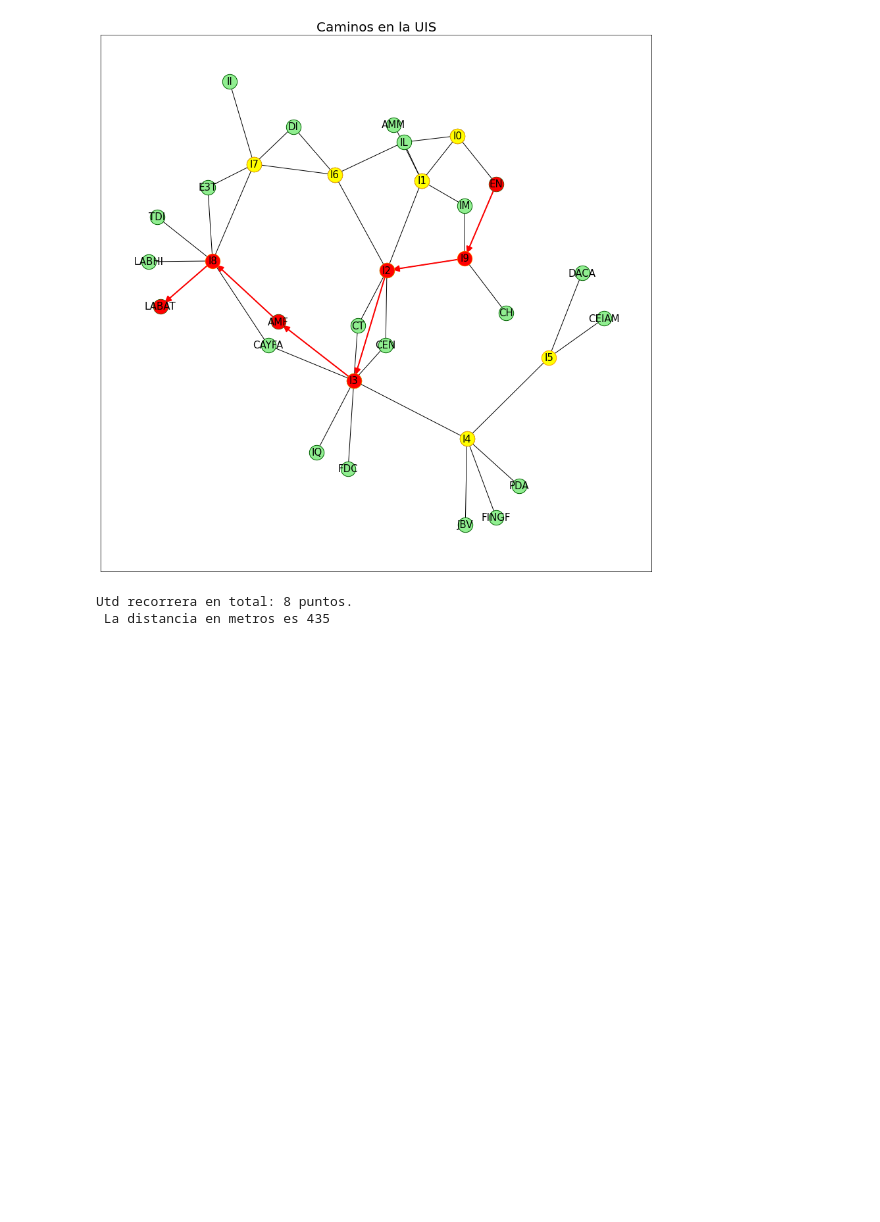
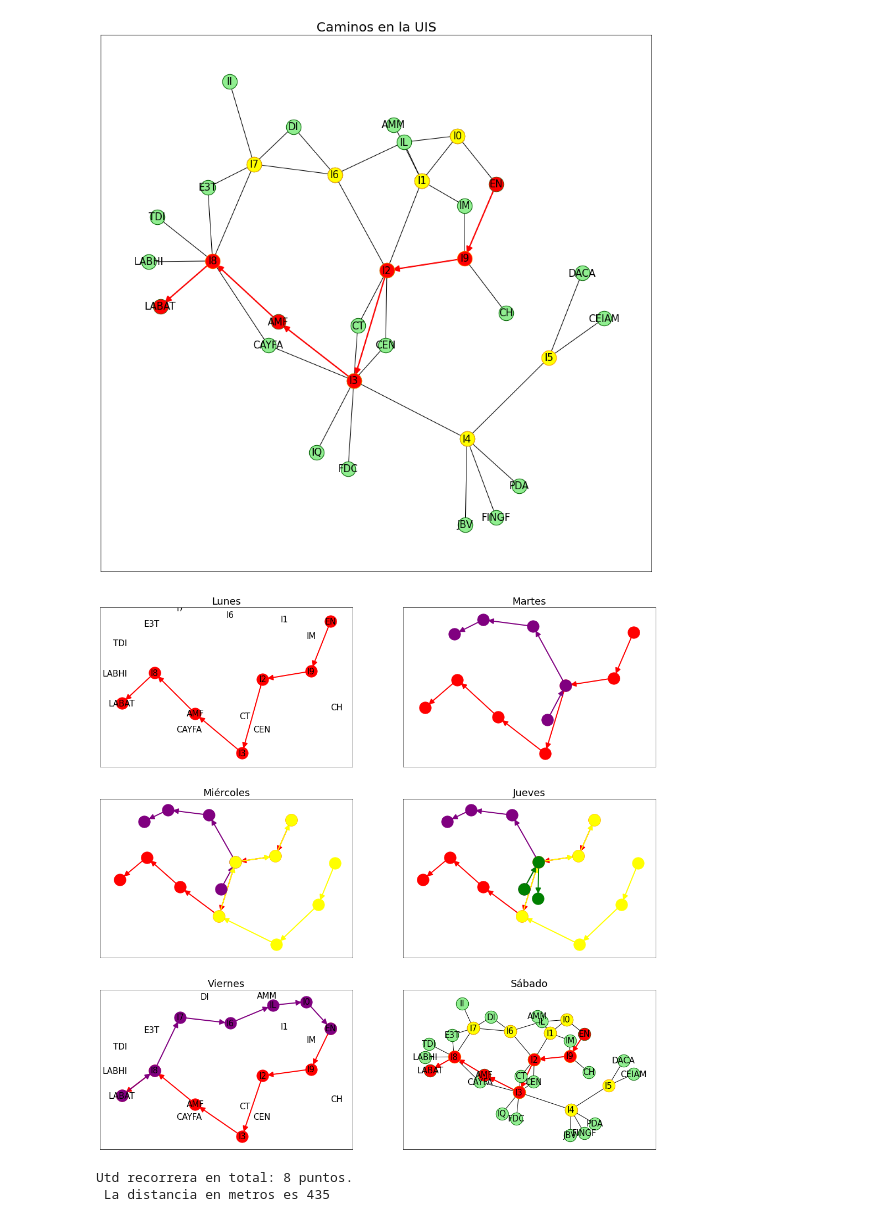
Before and after one commit to TMikeM/PRUEBAS-PARA-EL-PROYECTO-FINAL, a Jupyter notebook: grafoProyecto.ipynb, the cells around one changed output. Saved outputs shown, nothing was run; the diff lists cells and outputs as text; code cells hidden in the pictures; blank space fills up the shorter version.

Commit message:
Ya se puede graficar en subplots, dejé notas y problemas también.

```diff
--- a/grafoProyecto.ipynb
+++ b/grafoProyecto.ipynb
@@ -162,3 +191,90 @@ plt.show()
+# %%
+#Graficando el grafo por sub plots
+#Tamaño de la gráfica
+fig, ax = plt.subplots(figsize=(18, 18))
+
+#Distancia de los nodos
+seed = 2
+pos = nx.spring_layout(G, seed=seed)
+
+#plt.title("Caminos en la UIS", fontsize=15)
+
+# Subplot LUNES
+# plt.subplot(Filas, Columnas, posición)
+plt.subplot(3, 2, 1)
+#ruta en una gráfica, ruta única
+#PROBLEMA: No me deja ponerle solo los nombres de los nodos de acá, si no, todo los nodos AJSDAKFAD
+nx.draw_networkx_nodes(G,pos, nodelist=path, label = 'True', node_size=450, node_color='red')
+nx.draw_networkx_edges(G, pos, arrows = True, arrowstyle="-|>", arrowsize=20, edgelist=path_edges,  edge_color='red', width=2)
+nx.draw_networkx_labels(G, pos, font_size=15)
+plt.title('Lunes', fontsize=18)
+
+# Subplot MARTES
+plt.subplot(3, 2, 2)
+#Dos rutas en una gráfica, primera ruta
+nx.draw_networkx_nodes(G,pos, label=True, nodelist=path, node_size=450, node_color='red')
+nx.draw_networkx_edges(G, pos, arrows = True, arrowstyle="-|>", arrowsize=20, edgelist=path_edges,  edge_color='red', width=2)
+#Dos rutas en una gráfica, segunda ruta
+nx.draw_networkx_nodes(G,pos, nodelist=path2, label = 'True', node_size=450, node_color='purple')
+nx.draw_networkx_edges(G, pos, arrows = True, arrowstyle="-|>", arrowsize=20, edgelist=path_edges2,  edge_color='purple', width=2)
+plt.title('Martes', fontsize=18)
+
+# Subplot MIÉRCOLES
+plt.subplot(3, 2, 3)
+#Tres rutas en una gráfica, primera ruta
+nx.draw_networkx_nodes(G,pos, nodelist=path, label = 'True', node_size=450, node_color='red')
+nx.draw_networkx_edges(G, pos, arrows = True, arrowstyle="-|>", arrowsize=20, edgelist=path_edges,  edge_color='red', width=2)
+#Tres rutas en una gráfica, segunda ruta
+nx.draw_networkx_nodes(G,pos, nodelist=path2, label = 'True', node_size=450, node_color='purple')
+nx.draw_networkx_edges(G, pos, arrows = True, arrowstyle="-|>", arrowsize=20, edgelist=path_edges2,  edge_color='purple', width=2)
+#Tres rutas en una gráfica, tercera ruta
+nx.draw_networkx_nodes(G,pos, nodelist=path3, label = 'True', node_size=450, node_color='yellow')
+nx.draw_networkx_edges(G, pos, arrows = True, arrowstyle="-|>", arrowsize=20, edgelist=path_edges3,  edge_color='yellow', width=2)
+plt.title('Miércoles', fontsize=18)
+
+# Subplot JUEVES
+plt.subplot(3, 2, 4)
+#Cuatro rutas en una gráfica, primera ruta
+nx.draw_networkx_nodes(G,pos, nodelist=path, label = 'True', node_size=450, node_color='red')
+nx.draw_networkx_edges(G, pos, arrows = True, arrowstyle="-|>", arrowsize=20, edgelist=path_edges,  edge_color='red', width=2)
+#Cuatro rutas en una gráfica, segunda ruta
+nx.draw_networkx_nodes(G,pos, nodelist=path2, label = 'True', node_size=450, node_color='purple')
+nx.draw_networkx_edges(G, pos, arrows = True, arrowstyle="-|>", arrowsize=20, edgelist=path_edges2,  edge_color='purple', width=2)
+#Cuatro rutas en una gráfica, tercera ruta
+nx.draw_networkx_nodes(G,pos, nodelist=path3, label = 'True', node_size=450, node_color='yellow')
+nx.draw_networkx_edges(G, pos, arrows = True, arrowstyle="-|>", arrowsize=20, edgelist=path_edges3,  edge_color='yellow', width=2)
+#Tres rutas en una gráfica, cuarta ruta
+nx.draw_networkx_nodes(G,pos, nodelist=path4, label = 'True', node_size=450, node_color='green')
+nx.draw_networkx_edges(G, pos, arrows = True, arrowstyle="-|>", arrowsize=20, edgelist=path_edges4,  edge_color='green', width=2)
+plt.title('Jueves', fontsize=18)
+
+# Subplot VIERNES
+plt.subplot(3, 2, 5)
+#OJO con esta ruta, es EN->LABAT, LABAT->EN
+#Y qué pasa si repite ruta en el día? Eso veremos...
+nx.draw_networkx_nodes(G,pos, nodelist=path, label = 'True', node_size=450, node_color='red')
+nx.draw_networkx_edges(G, pos, arrows = True, arrowstyle="-|>", arrowsize=20, edgelist=path_edges,  edge_color='red', width=2)
+nx.draw_networkx_nodes(G,pos, nodelist=path6, label = 'True', node_size=450, node_color='purple')
+nx.draw_networkx_edges(G, pos, arrows = True, arrowstyle="-|>", arrowsize=20, edgelist=path_edges6,  edge_color='purple', width=2)
+nx.draw_networkx_labels(G, pos, font_size=15)
+plt.title('Viernes', fontsize=18)
+
+# Subplot SÁBADO (tristemente)
+plt.subplot(3, 2, 6)
+#Todo el mapa
+nx.draw_networkx_nodes(G, pos, nodelist=edif, node_size=500, edgecolors = 'darkgreen', node_color='lightgreen') #Para los edificios
+nx.draw_networkx_nodes(G, pos, nodelist=inter, node_size=500, edgecolors = 'orange', node_color='yellow') #Para las intersecciones
+nx.draw_networkx_edges(G, pos, edge_color='black', width = 1)
+nx.draw_networkx_nodes(G,pos, label=True, nodelist=path, node_size=450, node_color='red')
+nx.draw_networkx_edges(G, pos, arrows = True, arrowstyle="-|>", arrowsize=20, edgelist=path_edges,  edge_color='red', width=2)
+nx.draw_networkx_labels(G, pos, font_size=15)
+plt.title('Sábado', fontsize=18)
+
+plt.axis('on')
+plt.savefig('Mapa_UIS.eps', dpi = 300, format = 'eps', transparent = True)
+plt.show()
+# %% [output]
+[figure, added]
 # %%
 #En esta impresion a pantalla mostramos la cantidad total de puntos por lo que el usuario recorre y la distancia total en metros.
 print(f"Utd recorrera en total: {len(djk_path)} puntos.\n La distancia en metros es {nx.dijkstra_path_length(G, 'EN', 'LABAT', 'Peso')}")
```
Also changed, not shown: parts of 9 cells of this notebook.
